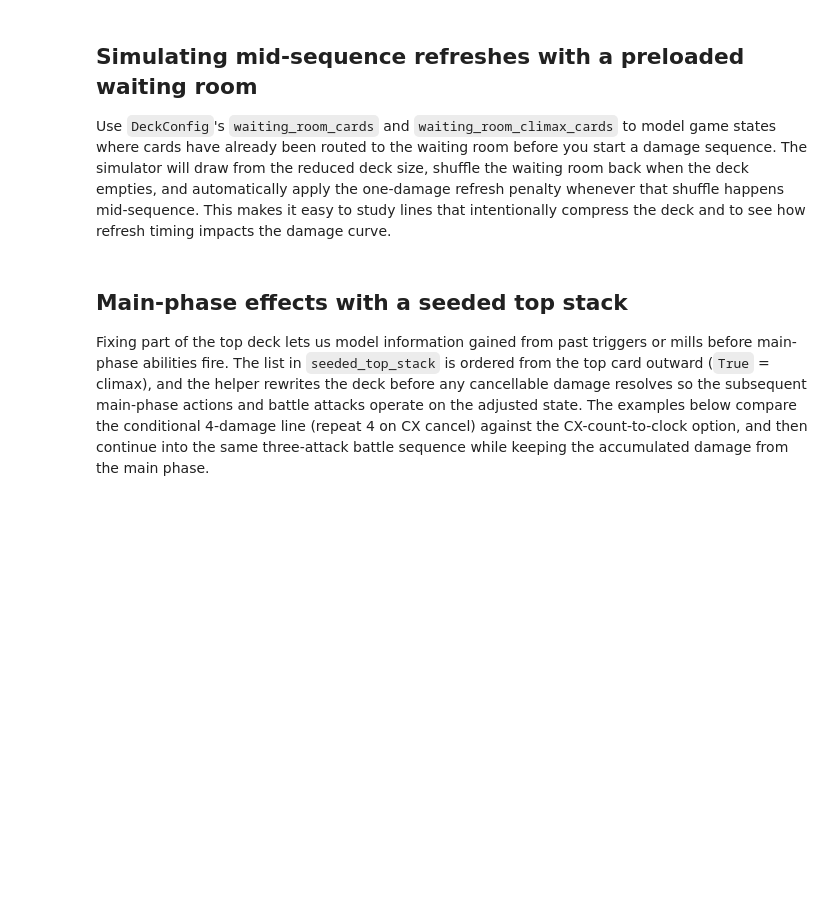
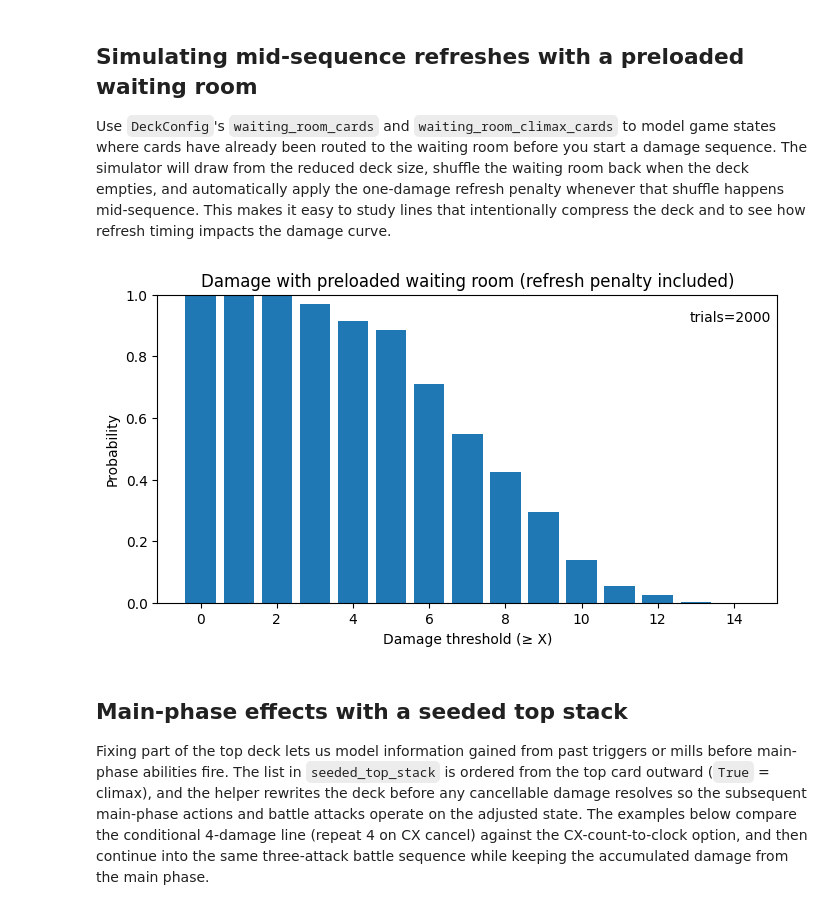
Before and after one commit to skystones/ws, a Jupyter notebook: notebooks/damage_simulation.ipynb, the cells around one changed output. Cells and saved outputs as stored; diff of their text form; code cells hidden in the pictures; blank space fills up the shorter version.

Commit message:
use DamageEvent

```diff
--- a/notebooks/damage_simulation.ipynb
+++ b/notebooks/damage_simulation.ipynb
@@ -48,7 +51,10 @@ print(f'Trials used: {chosen_trials}, mean damage={sum(damages)/len(damages):.2f
 
 Use `DeckConfig`'s `waiting_room_cards` and `waiting_room_climax_cards` to model game states where cards have already been routed to the waiting room before you start a damage sequence. The simulator will draw from the reduced deck size, shuffle the waiting room back when the deck empties, and automatically apply the one-damage refresh penalty whenever that shuffle happens mid-sequence. This makes it easy to study lines that intentionally compress the deck and to see how refresh timing impacts the damage curve.
 # %%
-realistic_damage_sequence = [3, 2, 4, 3, 3, 4]
+realistic_damage_sequence = [
+    DamageEvent(base_damage=dmg)
+    for dmg in (3, 2, 4, 3, 3, 4)
+]
 
 deck_with_waiting_room = DeckConfig(
     total_cards=50,
@@ -57,33 +63,35 @@ deck_with_waiting_room = DeckConfig(
     waiting_room_climax_cards=3,
 )
 
 mid_refresh_threshold = 7
 
 chosen_trials_wr, history_wr = tune_trial_count(
     realistic_damage_sequence,
     deck_with_waiting_room,
     threshold=mid_refresh_threshold,
     target_error=0.02,
     min_trials=500,
     seed=7,
 )
 
 damages_with_refresh = simulate_trials(
     realistic_damage_sequence,
     deck_with_waiting_room,
     trials=chosen_trials_wr,
     seed=7,
 )
 
 thresholds_wr = range(0, max(damages_with_refresh) + 1)
 probabilities_wr = cumulative_probability_at_least(damages_with_refresh, thresholds_wr)
 
 fig_wr, ax_wr = plot_cumulative_histogram(probabilities_wr)
 ax_wr.set_title("Damage with preloaded waiting room (refresh penalty included)")
 ax_wr.text(0.99, 0.95, f'trials={chosen_trials_wr}', transform=ax_wr.transAxes, ha='right', va='top')
 plt.show()
 
 fig_wr.savefig('../artifacts/damage_hist_waiting_room.png', bbox_inches='tight')
+# %% [output]
+[figure, added]
 # %% [markdown]
 ## Main-phase effects with a seeded top stack
 
```
Also changed, not shown: parts of 2 cells of this notebook.
